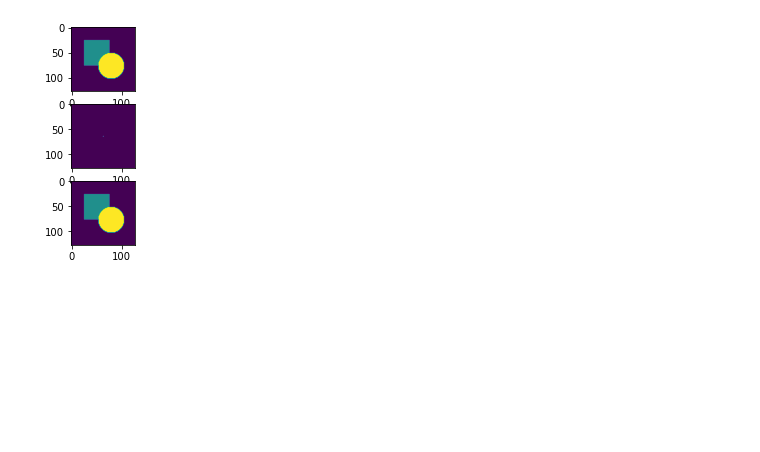
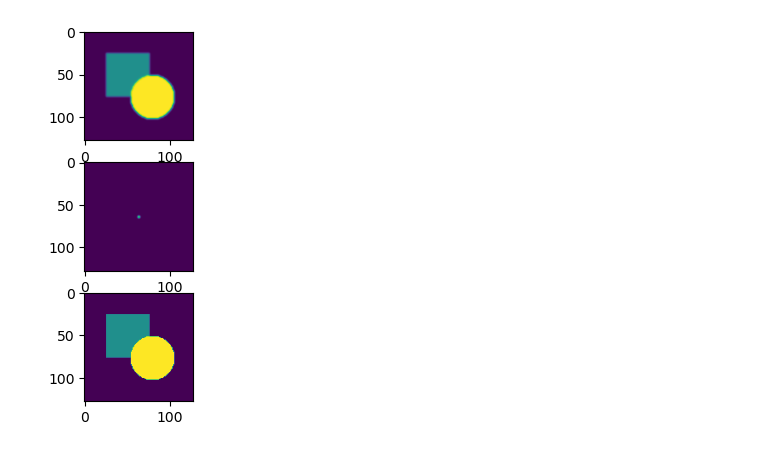
Before and after one commit to zachies/linear-deconvolution, a Jupyter notebook: chal9_test.ipynb, the cells around one changed output. Drawn from its saved outputs; the diff is of its cells as text; code cells hidden in the pictures; blank space fills up the shorter version.

```diff
--- a/chal9_test.ipynb
+++ b/chal9_test.ipynb
@@ -159,32 +159,32 @@ def dct_demo():
     plt.imshow(deblurred)
 
     plt.subplot(414)
     plt.imshow(S)
     plt.show()
 
 
-SF = 0.1
+SF = 5
 img, h, w = get_img('samples/shapes.png')
 X_ext = gen_zero_bc(img, h, w)
 PSF = psf_gauss([w * 3, h * 3], SF)
 center = [int(w * 1.5), int(w * 1.5)]
 S = fft2(circshift(PSF, center))
 # blur
 B_ext = fft_blur(S, X_ext)
 B = B_ext[h:2 * h, w:2 * w]
 save_img_raw(B, 'results/blurred.png')
 # normalize B
 # B = B / B.max()
 plt.subplot(311)
 plt.imshow(B)
 N_PSF = psf_gauss([w, h], SF)
 plt.subplot(312)
 plt.imshow(N_PSF)
 center = [int(w * 0.5), int(w * 0.5)]
 deblurred = naive_slow_deblur(N_PSF, center, B)
 save_img_raw(deblurred, 'results/deblurred.png')
 plt.subplot(313)
 plt.imshow(deblurred)
 plt.show()
 # %% [output]
-[figure, old version]
+[figure, new version]
```
Also changed, not shown: 6 other files.
